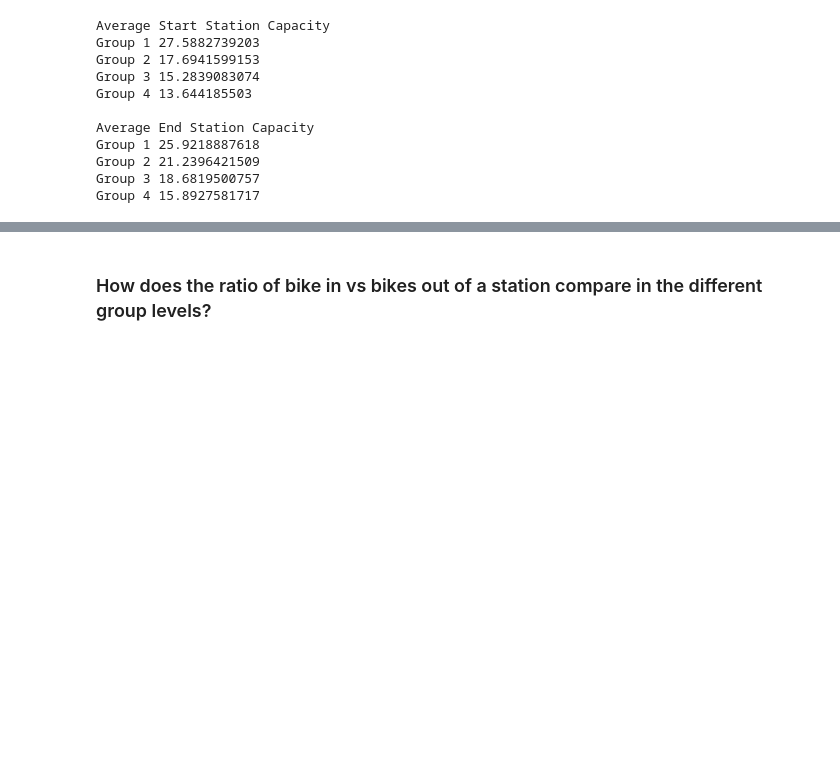
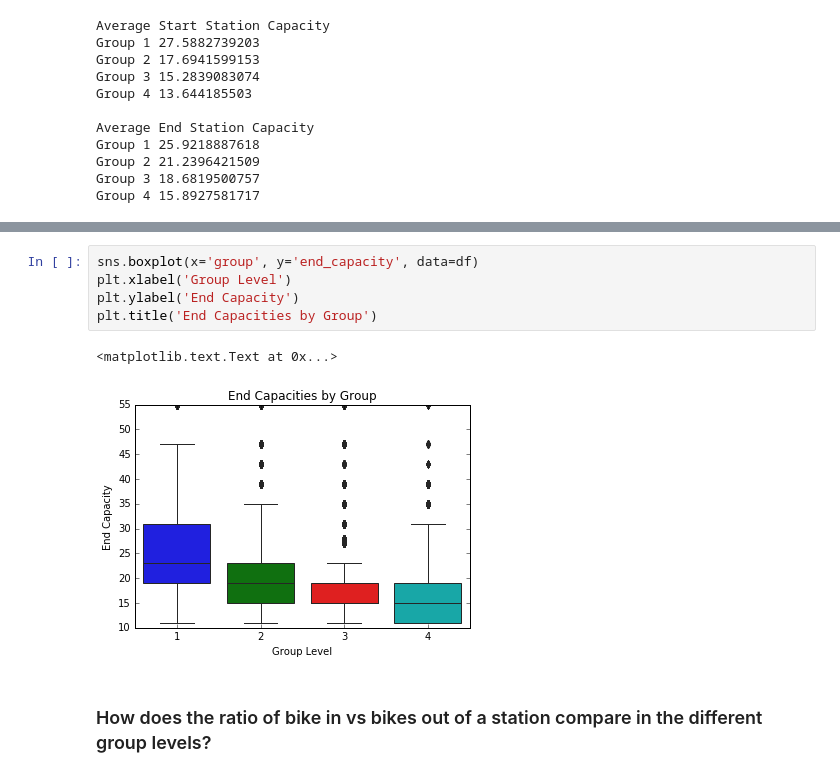
Before and after one commit to dgeihsler15/Springboard, a Jupyter notebook: Capstone1/Additional_EDA_inferential_statistics.ipynb, the cells around one changed output, grey strips where cells are left out. Drawn from its saved outputs; the diff is of its cells as text; blank space fills up the shorter version.

```diff
--- a/Capstone1/Additional_EDA_inferential_statistics.ipynb
+++ b/Capstone1/Additional_EDA_inferential_statistics.ipynb
@@ -239,3 +223,11 @@ pearson_r:  -0.461410049419
+# %%
+sns.boxplot(x='group', y='end_capacity', data=df)
+plt.xlabel('Group Level')
+plt.ylabel('End Capacity')
+plt.title('End Capacities by Group')
+# %% [output]
+<matplotlib.text.Text at 0x...>
+[figure, added]
 # %% [markdown]
 ### How does the ratio of bike in vs bikes out of a station compare in the different group levels?
 # %%
```
Also changed, not shown: parts of 7 cells of this notebook.
